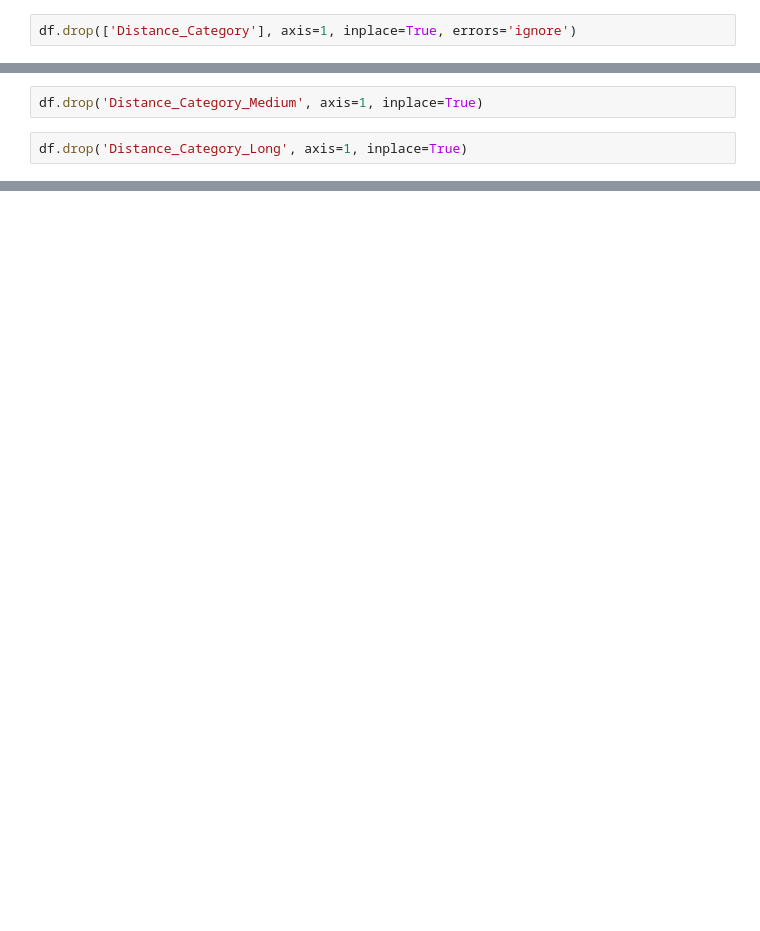
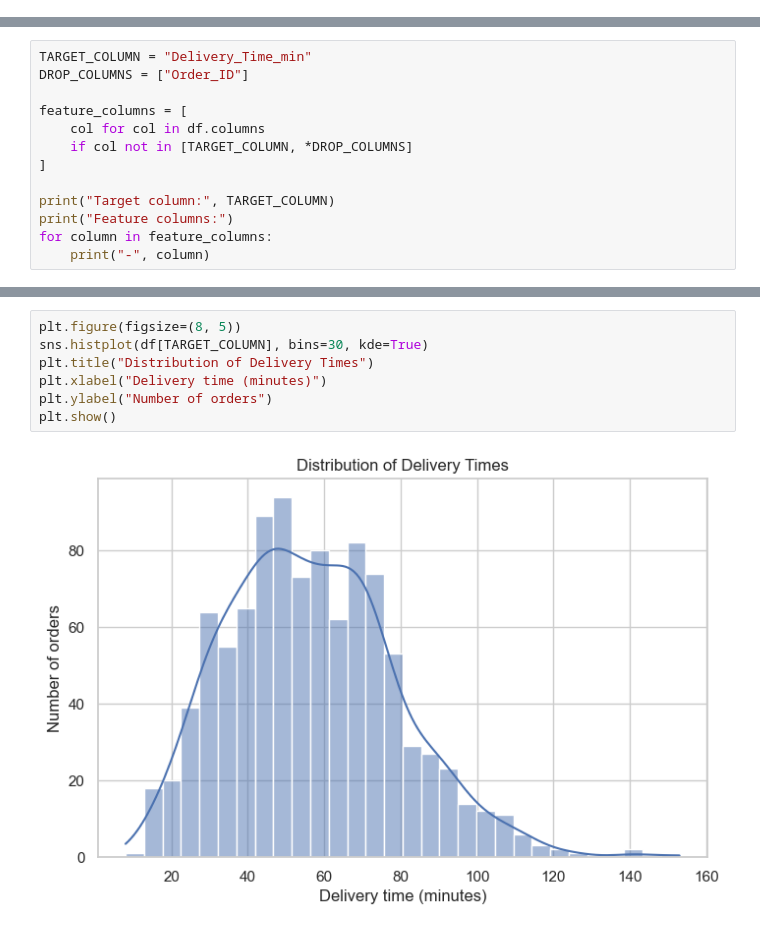
Before and after one commit to LukeOpany/food_delivery_timelines, a Jupyter notebook: deliverytines.ipynb, the cells around one changed output, grey strips where cells are left out. Saved outputs shown, nothing was run; the diff lists cells and outputs as text; blank space fills up the shorter version.

```diff
--- a/deliverytines.ipynb
+++ b/deliverytines.ipynb
@@ -484,2 +97,0 @@ memory usage: 72.4 KB
-# %%
-df.drop(['Distance_Category'], axis=1, inplace=True, errors='ignore')
@@ -511,4 +97,0 @@ memory usage: 70.4 KB
-# %%
-df.drop('Distance_Category_Medium', axis=1, inplace=True)
-# %%
-df.drop('Distance_Category_Long', axis=1, inplace=True)
@@ -623,0 +119,13 @@ Best Cross-Validation MAE: 7.79 minutes
+# %%
+TARGET_COLUMN = "Delivery_Time_min"
+DROP_COLUMNS = ["Order_ID"]
+
+feature_columns = [
+    col for col in df.columns
+    if col not in [TARGET_COLUMN, *DROP_COLUMNS]
+]
+
+print("Target column:", TARGET_COLUMN)
+print("Feature columns:")
+for column in feature_columns:
+    print("-", column)
@@ -623,0 +148,9 @@ Best Cross-Validation MAE: 7.79 minutes
+# %%
+plt.figure(figsize=(8, 5))
+sns.histplot(df[TARGET_COLUMN], bins=30, kde=True)
+plt.title("Distribution of Delivery Times")
+plt.xlabel("Delivery time (minutes)")
+plt.ylabel("Number of orders")
+plt.show()
+# %% [output]
+[figure, added]
```
Also changed, not shown: parts of 103 cells of this notebook.
